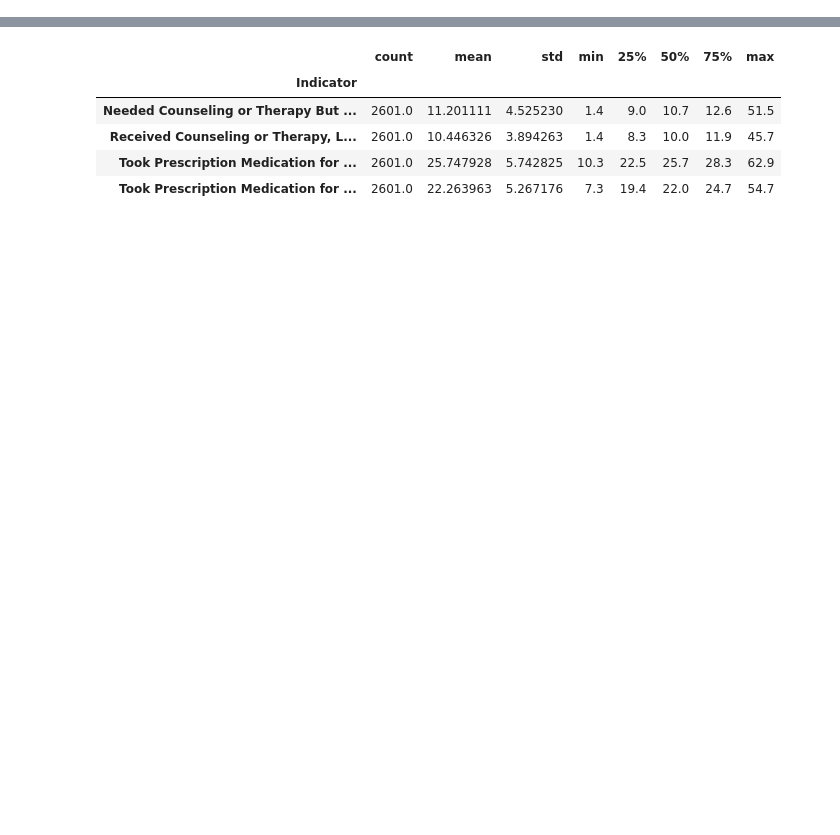
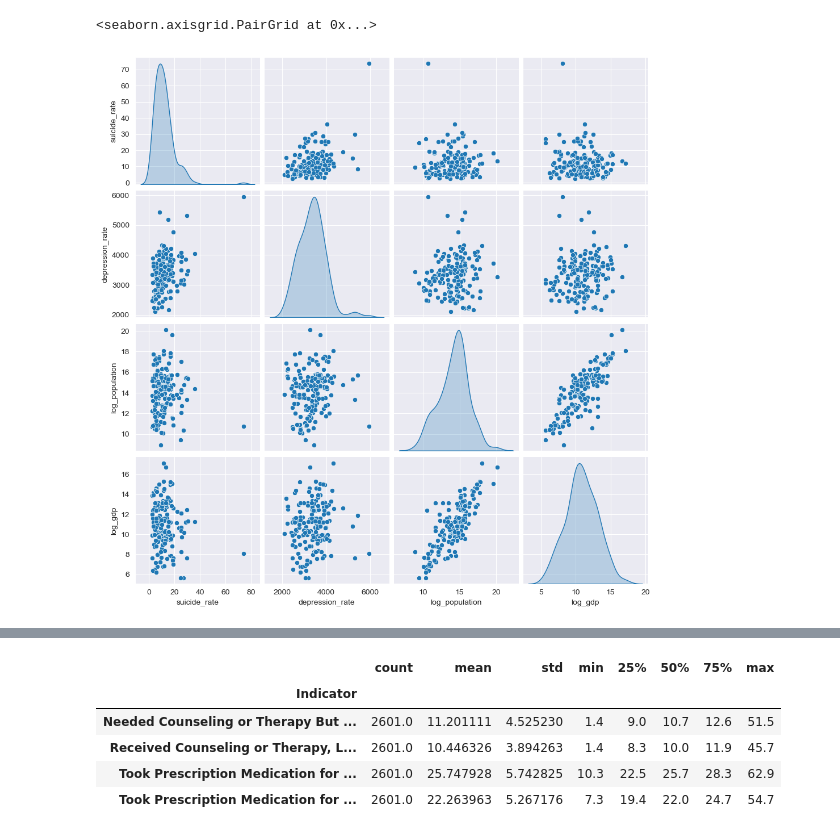
Before and after one commit to brycemartin52/Mental-Health, a Jupyter notebook: mental_health_notebook.ipynb, the cells around one changed output, grey strips where cells are left out. Drawn from its saved outputs; the diff is of its cells as text; code cells hidden in the pictures; blank space fills up the shorter version.

```diff
--- a/mental_health_notebook.ipynb
+++ b/mental_health_notebook.ipynb
@@ -25,4 +28,4 @@ depression_by_sex = dataframes["depression_by_sex"]
 depression_suicide_rates = dataframes["depression_suicide_rates"]
 illness_rates = dataframes["illness_rates"]
 # %%
-12/1000
+depression_suicide_rates['year'] = depression_suicide_rates['year'].str.replace(r'\bBCE?\b', '', regex=True).str.strip()
@@ -30,0 +32,19 @@ illness_rates = dataframes["illness_rates"]
+# %%
+gdp_df = pd.read_csv('country_dir/gdp.csv')
+df_merge = pd.merge(
+    depression_suicide_rates,
+    gdp_df,
+    how='left',
+    left_on='entity',
+    right_on='Country'
+)
+
+df_merge = df_merge[df_merge['entity'].notna()]
+df_merge = df_merge.drop(['Country', 'Year'], axis=1)
+df_merge['Log population'] = np.log(df_merge['population'])
+df_merge['Log Millions'] = np.log(df_merge['Millions'].str.replace(r',', '', regex=True).str.strip().astype(float))
+df_merge.drop(['Millions', 'population'], axis=1, inplace=True)
+country_suicide_rates = df_merge.drop(['code', 'year'], axis=1).groupby(["entity"]).mean()
+country_suicide_rates.columns = ['suicide_rate', 'depression_rate', 'log_population', 'log_gdp']
+country_suicide_rates.dropna(subset=['suicide_rate', 'depression_rate', 'log_population', 'log_gdp'], inplace=True)
+country_suicide_rates.describe()
@@ -30,0 +70,5 @@ illness_rates = dataframes["illness_rates"]
+# %%
+sns.pairplot(country_suicide_rates[['suicide_rate', 'depression_rate', 'log_population', 'log_gdp']], diag_kind="kde")
+# %% [output]
+<seaborn.axisgrid.PairGrid at 0x...>
+[figure, added]
```
Also changed, not shown: parts of 27 cells of this notebook, 7 other files.
